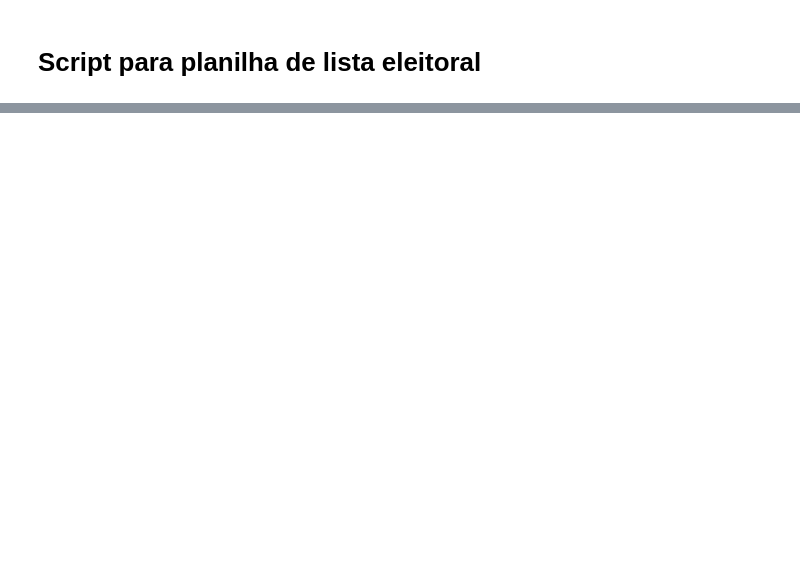
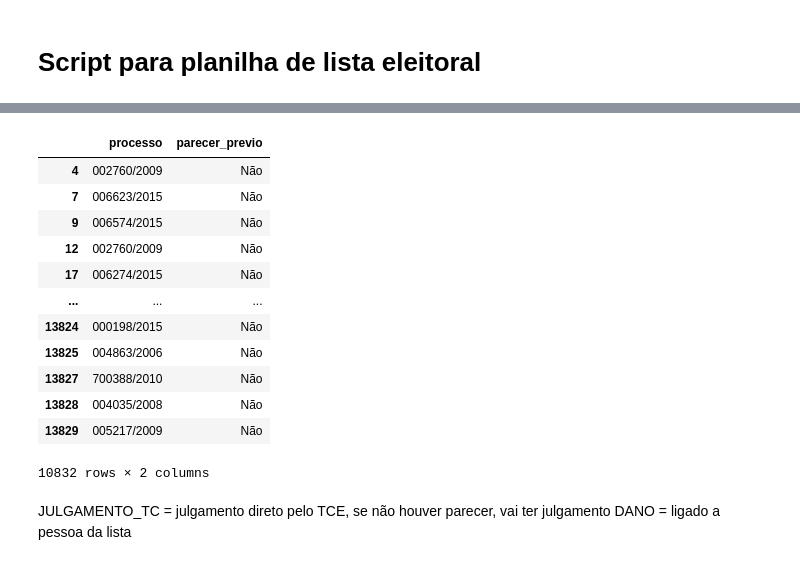
Before and after one commit to eduardoplima/ccd, a Jupyter notebook: scripts/lista_eleitoral.ipynb, the cells around one changed output, grey strips where cells are left out. Cells and saved outputs as stored; diff of their text form; code cells hidden in the pictures; blank space fills up the shorter version.

```diff
--- a/scripts/lista_eleitoral.ipynb
+++ b/scripts/lista_eleitoral.ipynb
@@ -100,0 +247,16 @@ Name: parecer_previo, dtype: int64
+# %%
+all_informacoes_processos[['processo', 'parecer_previo']]
+# %% [output]
+|  | processo | parecer_previo |
+| 4 | 002760/2009 | Não |
+| 7 | 006623/2015 | Não |
+| 9 | 006574/2015 | Não |
+| 12 | 002760/2009 | Não |
+| 17 | 006274/2015 | Não |
+| ... | ... | ... |
+| 13824 | 000198/2015 | Não |
+| 13825 | 004863/2006 | Não |
+| 13827 | 700388/2010 | Não |
+| 13828 | 004035/2008 | Não |
+| 13829 | 005217/2009 | Não |
+10832 rows × 2 columns
@@ -100,0 +267,3 @@ Name: parecer_previo, dtype: int64
+# %% [markdown]
+JULGAMENTO_TC = julgamento direto pelo TCE, se não houver parecer, vai ter julgamento
+DANO = ligado a pessoa da lista
```
Also changed, not shown: parts of 13 cells of this notebook, 12 other files.
